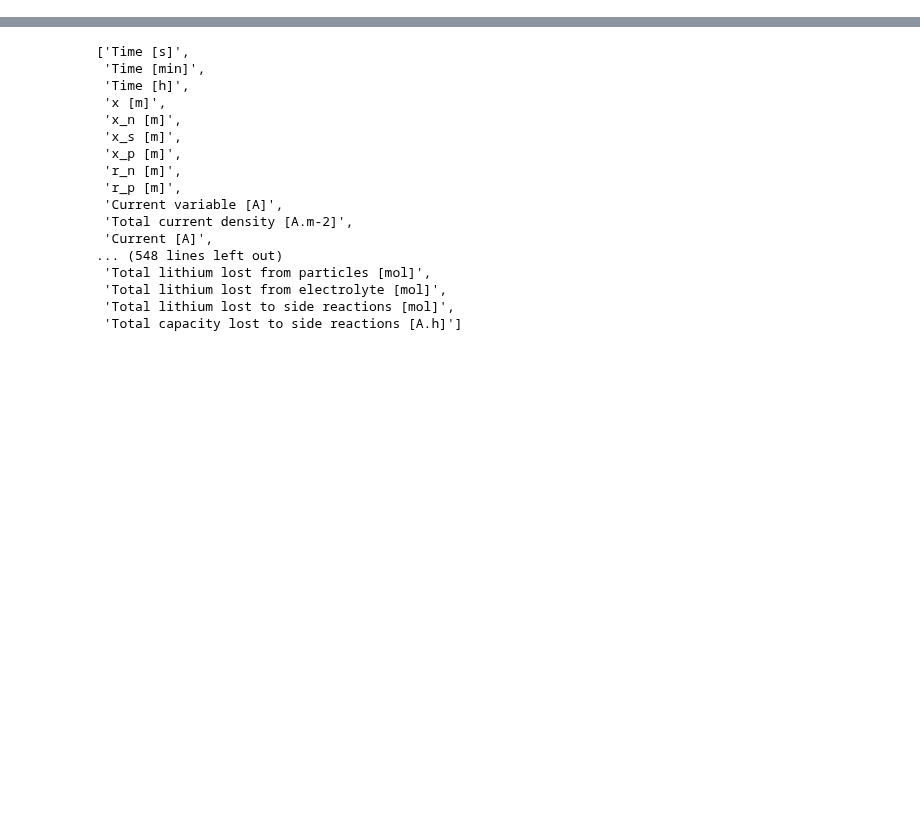
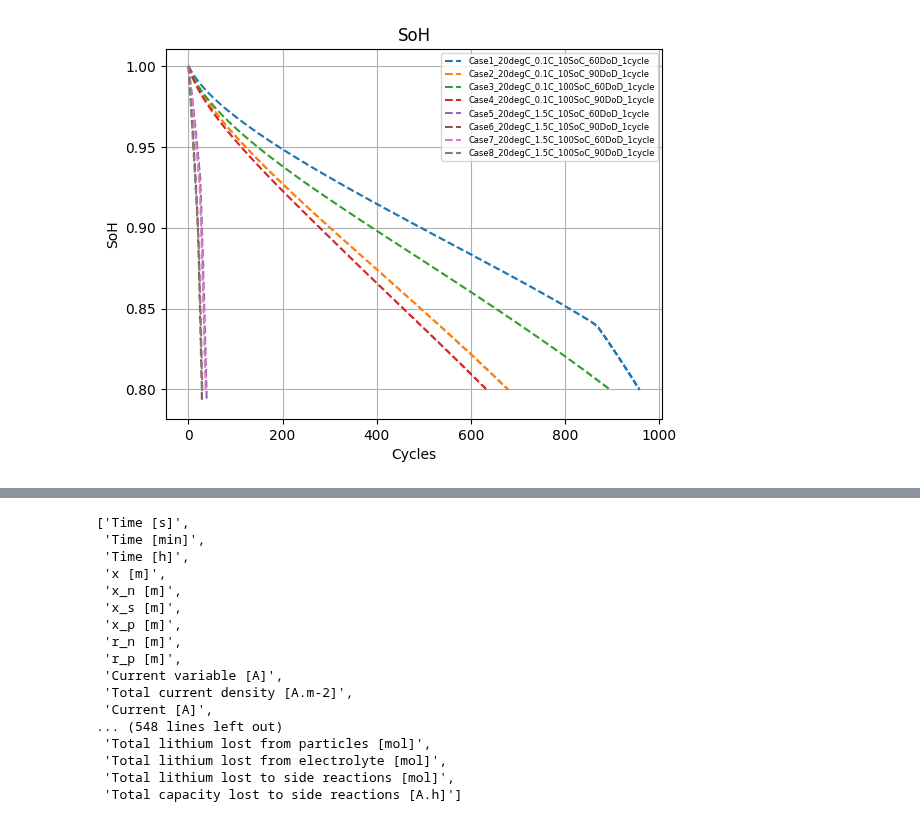
Before and after one commit to ganmadche/PyBaMMlocal, a Jupyter notebook: wip/ageingstudies.ipynb, the cells around one changed output, grey strips where cells are left out. Cells and saved outputs as stored; diff of their text form; code cells hidden in the pictures; blank space fills up the shorter version.

```diff
--- a/wip/ageingstudies.ipynb
+++ b/wip/ageingstudies.ipynb
@@ -314,31 +323,42 @@ Took 169.862 ms
 # %%
 df3 = pd.read_csv(f"{current_directory}/ageingresults/Cases_for_ageing.csv")
 cycles_per_day =1
-for n in  [0,1,2,6,7,8,15, 16,17]: #range(5): #
+for n in range(8): #range(5): #
     tempC_case = df3["Temperature"][n]
     simcase = df3["Case"][n]
     dod_case = df3["DoD"][n]*0.01
     soc_case = df3["SoC"][n]*0.01
     crate = df3["C_rate"][n]
     df4 = pd.read_csv(f"{current_directory}/ageingresults/Case{simcase}_{tempC_case}degC_{crate}C_{soc_case*100}SoC_{dod_case*100}DoD_{cycles_per_day}cycle.csv")
     plt.plot(df4["Days"], df4["Capacity Retention"],"--", label =f"Case{simcase}_{tempC_case}degC_{crate}C_{int(soc_case*100)}SoC_{int(dod_case*100)}DoD_{cycles_per_day}cycle")
 
-df31 = pd.read_csv(f"{current_directory}/ageingresults/Cases_for_ageing2.csv")
-for n in range(5):
-    tempC_case = df31["Temperature"][n]
-    simcase = df31["Case"][n]
-    dod_case = df31["DoD"][n]*0.01
-    soc_case = df31["SoC"][n]*0.01
-    crate = df31["C_rate"][n]
+for n in range(8,15): #range(5): #
+    tempC_case = df3["Temperature"][n]
+    simcase = df3["Case"][n]
+    dod_case = df3["DoD"][n]*0.01
+    soc_case = df3["SoC"][n]*0.01
+    crate = df3["C_rate"][n]
     df4 = pd.read_csv(f"{current_directory}/ageingresults/Case{simcase}_{tempC_case}degC_{crate}C_{soc_case*100}SoC_{dod_case*100}DoD_{cycles_per_day}cycle.csv")
-    plt.plot(df4["Days"], df4["Capacity Retention"],"--o", label =f"Case{simcase}_{tempC_case}degC_{crate}C_{int(soc_case*100)}SoC_{int(dod_case*100)}DoD_{cycles_per_day}cycle")
+    #plt.plot(df4["Days"], df4["Capacity Retention"],marker='v', markevery=50, label =f"Case{simcase}_{tempC_case}degC_{crate}C_{int(soc_case*100)}SoC_{int(dod_case*100)}DoD_{cycles_per_day}cycle")
 
-plt.xlabel('Days')
-plt.ylabel('Y-axis label')
+# df31 = pd.read_csv(f"{current_directory}/ageingresults/Cases_for_ageing2.csv")
+# for n in range(5):
+#     tempC_case = df31["Temperature"][n]
+#     simcase = df31["Case"][n]
+#     dod_case = df31["DoD"][n]*0.01
+#     soc_case = df31["SoC"][n]*0.01
+#     crate = df31["C_rate"][n]
+#     df4 = pd.read_csv(f"{current_directory}/ageingresults/Case{simcase}_{tempC_case}degC_{crate}C_{soc_case*100}SoC_{dod_case*100}DoD_{cycles_per_day}cycle.csv")
+#     plt.plot(df4["Days"], df4["Capacity Retention"],"--o", label =f"Case{simcase}_{tempC_case}degC_{crate}C_{int(soc_case*100)}SoC_{int(dod_case*100)}DoD_{cycles_per_day}cycle")
+
+plt.xlabel('Cycles')
+plt.ylabel('SoH')
 plt.title('SoH')
 plt.legend(fontsize=6)
 plt.grid(True)
 plt.show()
+# %% [output]
+[figure, added]
 # %%
 
 
```
Also changed, not shown: parts of 6 cells of this notebook.
